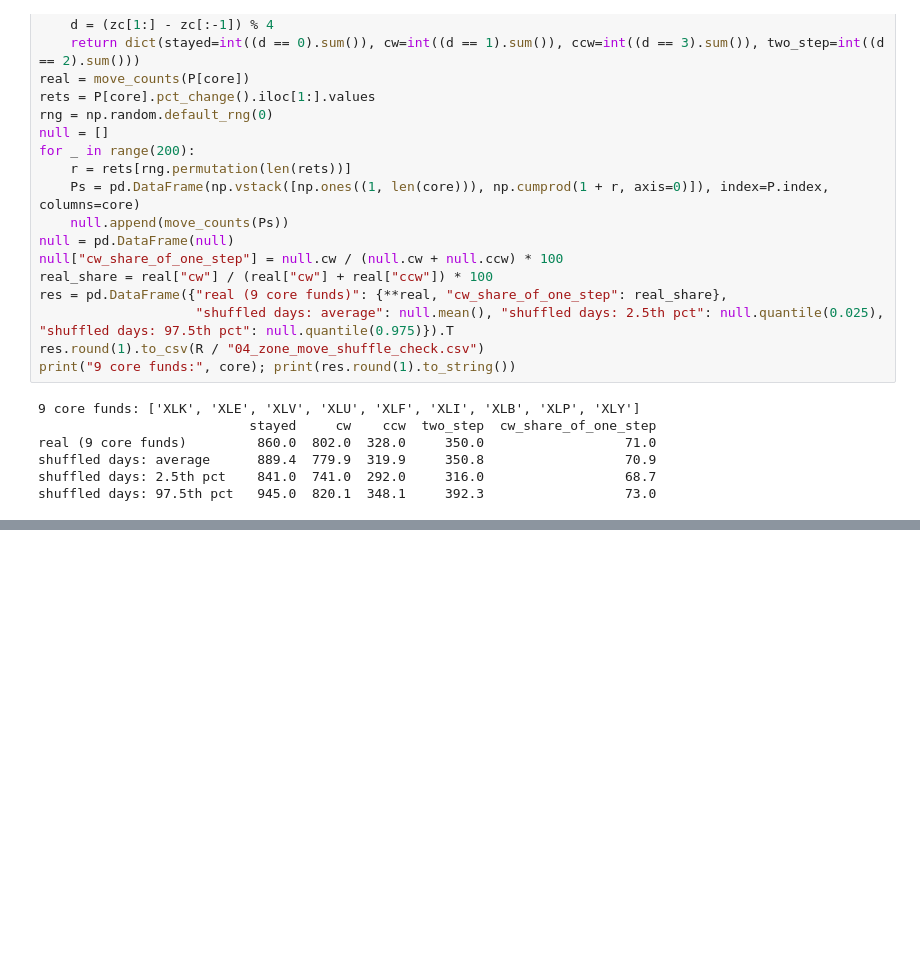
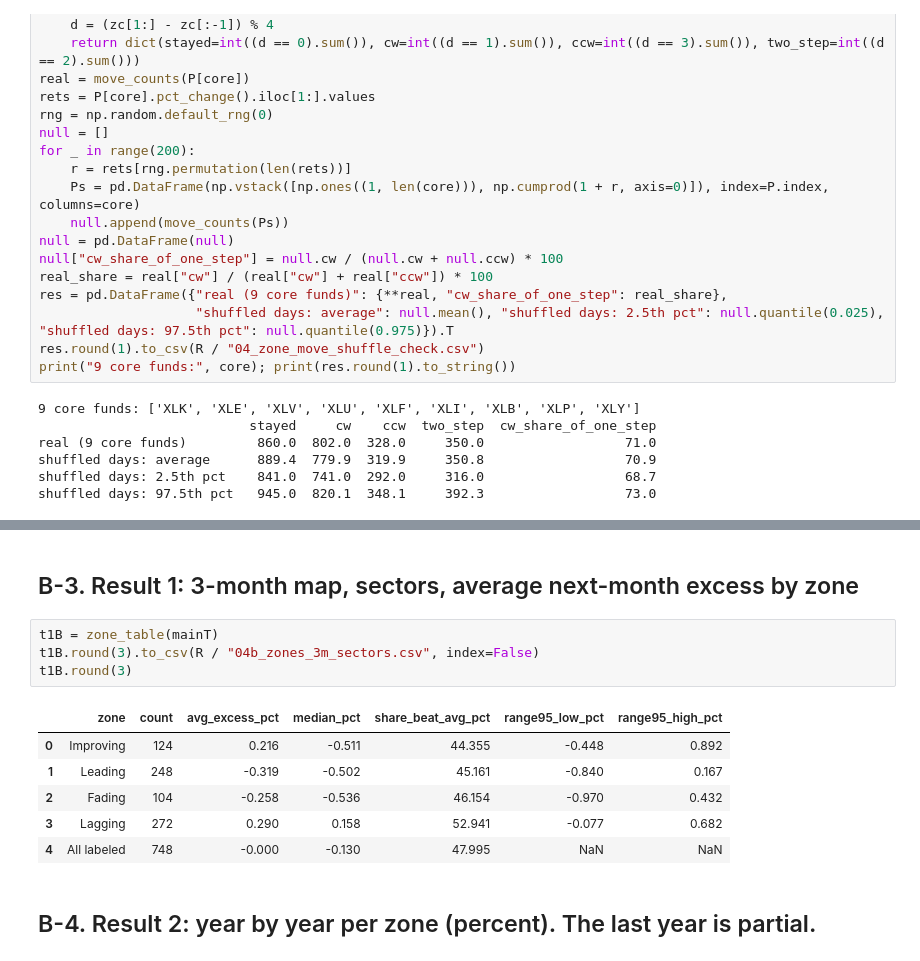
Before and after one commit to LamBuild33/market-rotation-research, a Jupyter notebook: notebooks/04_rotation_zones.ipynb, the cells around one changed output, grey strips where cells are left out. Saved outputs shown, nothing was run; the diff lists cells and outputs as text; blank space fills up the shorter version.

```diff
--- a/notebooks/04_rotation_zones.ipynb
+++ b/notebooks/04_rotation_zones.ipynb
@@ -306,0 +451,15 @@ shuffled days: 97.5th pct   945.0  820.1  348.1     392.3                  73.0
+# %% [markdown]
+## B-3. Result 1: 3-month map, sectors, average next-month excess by zone
+# %%
+t1B = zone_table(mainT)
+t1B.round(3).to_csv(R / "04b_zones_3m_sectors.csv", index=False)
+t1B.round(3)
+# %% [output]
+|  | zone | count | avg_excess_pct | median_pct | share_beat_avg_pct | range95_low_pct | range95_high_pct |
+| 0 | Improving | 124 | 0.216 | -0.511 | 44.355 | -0.448 | 0.892 |
+| 1 | Leading | 248 | -0.319 | -0.502 | 45.161 | -0.840 | 0.167 |
+| 2 | Fading | 104 | -0.258 | -0.536 | 46.154 | -0.970 | 0.432 |
+| 3 | Lagging | 272 | 0.290 | 0.158 | 52.941 | -0.077 | 0.682 |
+| 4 | All labeled | 748 | -0.000 | -0.130 | 47.995 | NaN | NaN |
+# %% [markdown]
+## B-4. Result 2: year by year per zone (percent). The last year is partial.
```
Also changed, not shown: parts of 19 cells of this notebook, 13 other files.
